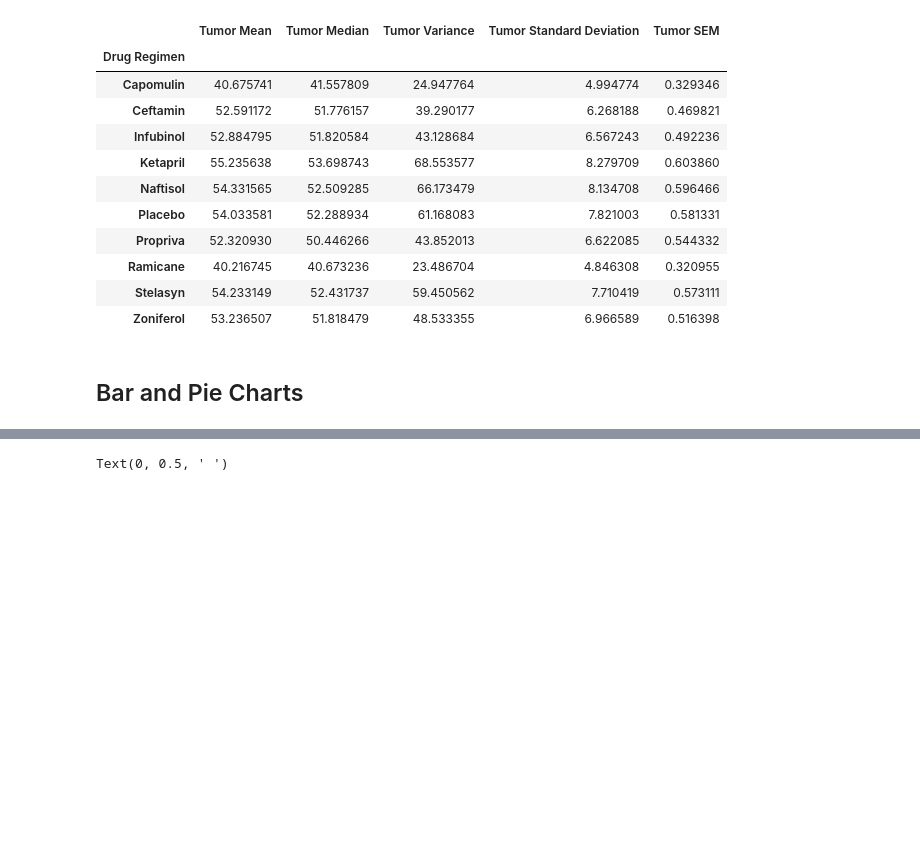
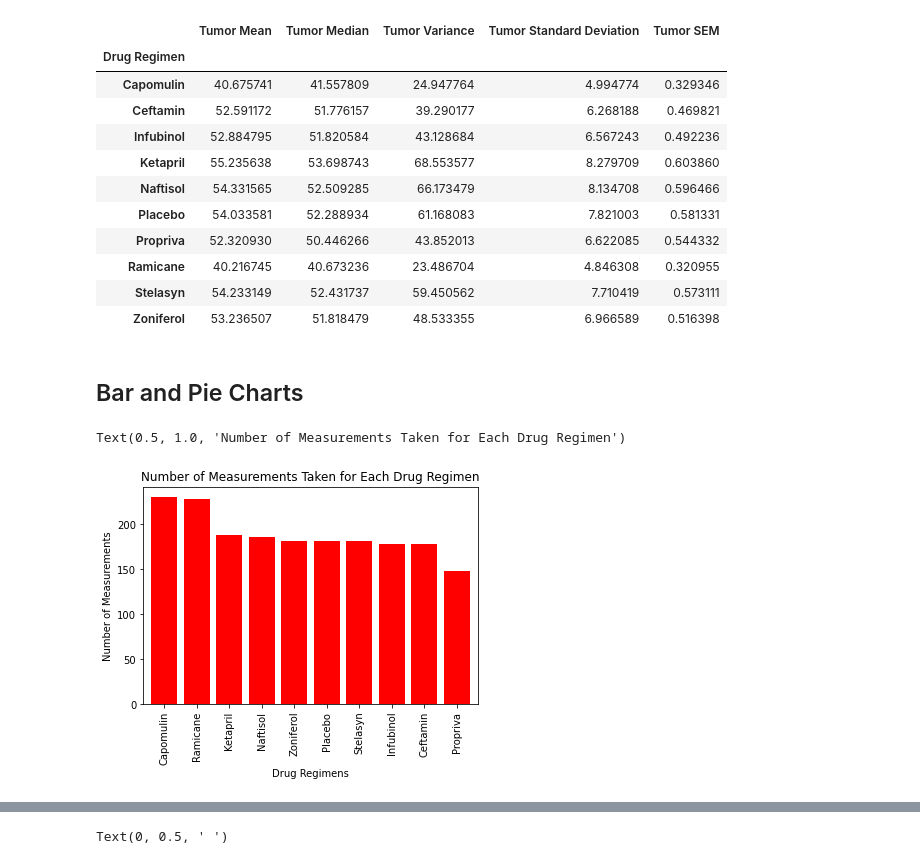
Before and after one commit to zsowen/Matplotlib_Challenge, a Jupyter notebook: Pymaceuticals/pymaceuticals.ipynb, the cells around one changed output, grey strips where cells are left out. Drawn from its saved outputs; the diff is of its cells as text; code cells hidden in the pictures; blank space fills up the shorter version.

```diff
--- a/Pymaceuticals/pymaceuticals.ipynb
+++ b/Pymaceuticals/pymaceuticals.ipynb
@@ -116,6 +116,15 @@ Regimen_Stats_df
 ## Bar and Pie Charts
 # %%
 # Generate a bar plot showing the total number of measurements taken on each drug regimen using pandas.
+bar_plot = cleaned_data["Drug Regimen"]. value_counts().plot.bar(width=0.8, color="r")
+
+#Give the bar chart labels and a title
+bar_plot.set_xlabel("Drug Regimens")
+bar_plot.set_ylabel("Number of Measurements")
+bar_plot.set_title("Number of Measurements Taken for Each Drug Regimen")
+# %% [output]
+Text(0.5, 1.0, 'Number of Measurements Taken for Each Drug Regimen')
+[figure, added]
 # %%
 # Generate a bar plot showing the total number of measurements taken on each drug regimen using pyplot.
 
```
Also changed, not shown: parts of 4 cells of this notebook.
